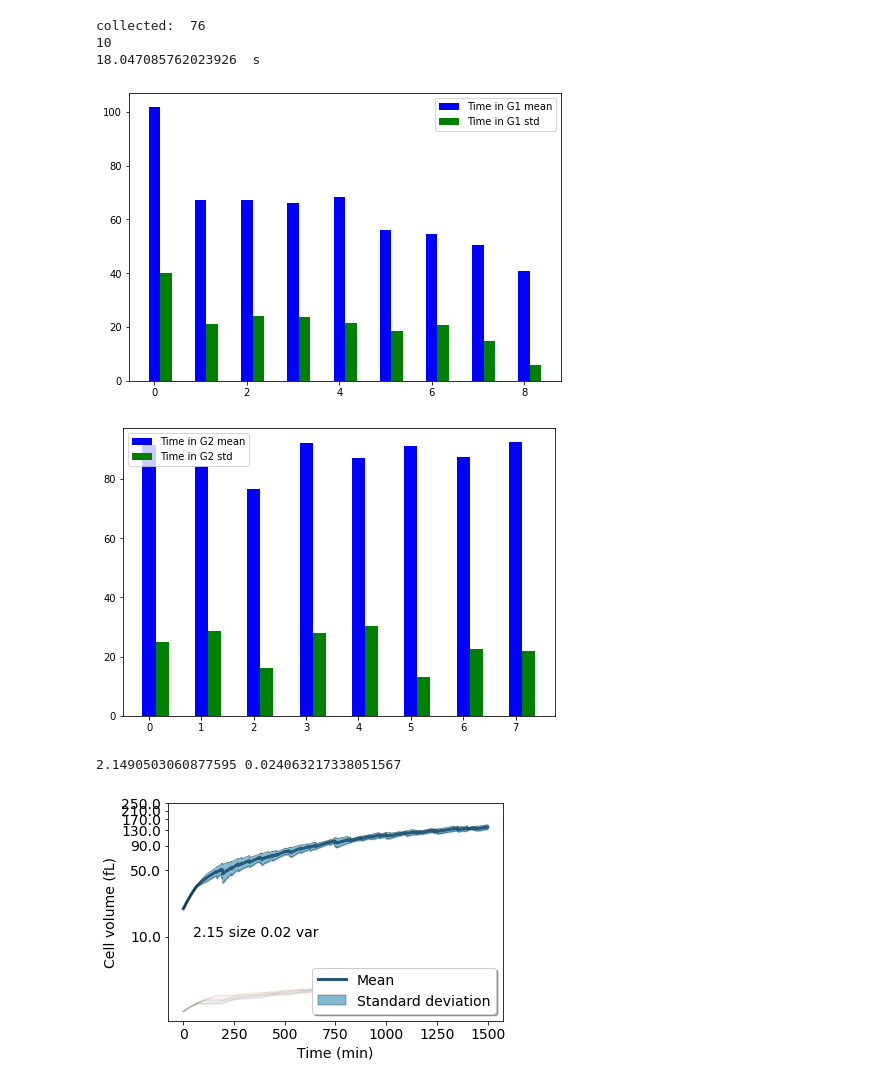
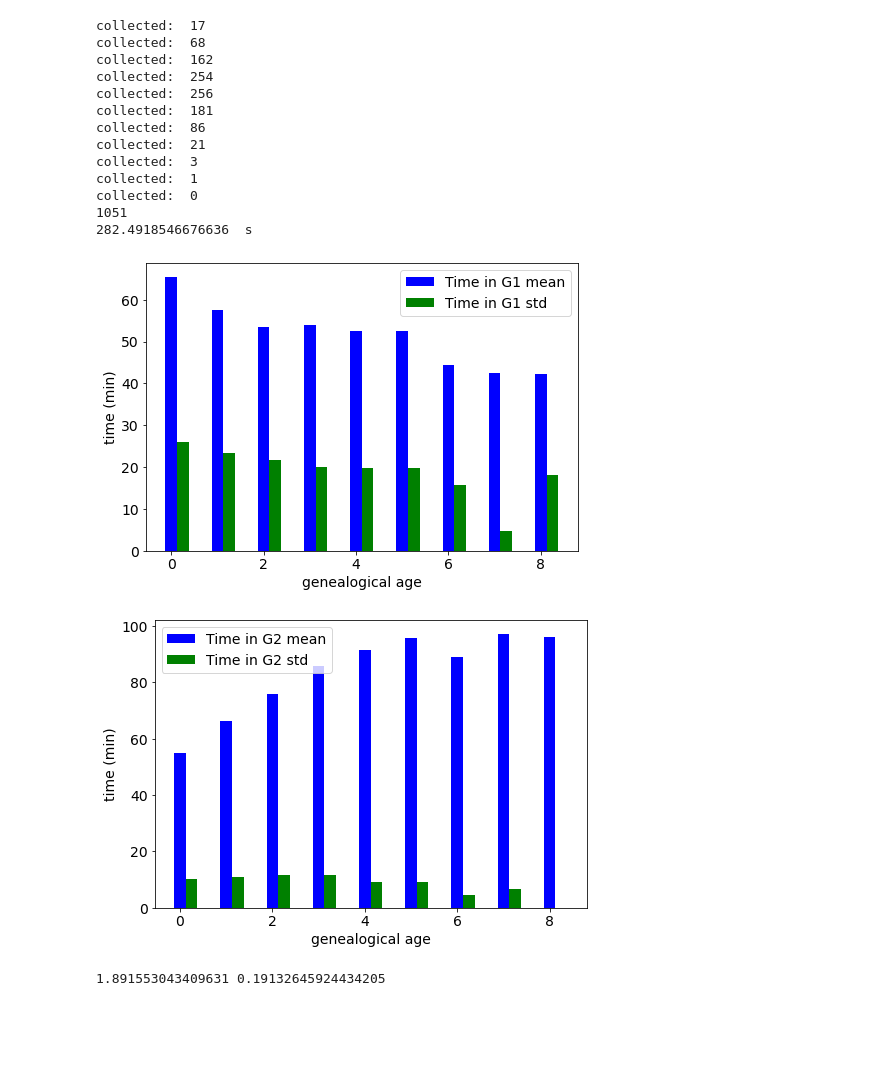
Before and after one commit to LPolczynski/Bachelor_Thesis, a Jupyter notebook: jupyter/thesis/main_model.ipynb, the cells around one changed output. Cells and saved outputs as stored; diff of their text form; code cells hidden in the pictures; blank space fills up the shorter version.

Commit message:
new plotting tools, new sim with unlocalized CLB, pickle

```diff
--- a/jupyter/thesis/main_model.ipynb
+++ b/jupyter/thesis/main_model.ipynb
@@ -632,23 +812,18 @@ def ODEs(X,t,p):
     mCLB = X[2]
     Clb = X[3]
 
-    if prod_Cln != 0:
-        dmCLN = -deg_mCLN*mCLN #+ 0.03 * B_R_m
-    else:
-        dmCLN = -deg_mCLN*mCLN
+
+    dmCLN = -deg_mCLN*mCLN
     dCln = prod_Cln*mCLN * (B_R_m+B_R_d)/(V_m + V_d) - deg_Cln*Cln
-    if prod_Clb != 0:
-        dmCLB = -deg_mCLB*mCLB #+ 0.03 * B_R_d
-    else:
-        dmCLB = -deg_mCLB*mCLB
-    dClb = prod_Clb*mCLB * B_R_d/V_d  - deg_Clb*Clb
+    dmCLB = -deg_mCLB*mCLB
+    dClb = prod_Clb*mCLB * B_R_d/(V_d+V_m)  - deg_Clb*Clb
     return [dmCLN,dCln,dmCLB,dClb]
 # %%
 #parameters and initial values#
 ###############################
 #constants
 coupling = False
-threshold = {'Cln':30,'Clb':25}
+threshold = {'Cln':30,'Clb':6}
 dur = 1500
 
 #parameter
@@ -680,7 +855,7 @@ d = 0.115  #mu m
 phi = 10**(-4)   #1/(s*Pa)
 pi_tc = 0.2*10**6  #Pa
 nu = 0.5  #arb.unit
-growth = 10
+growth = 20
 k_uptake = 0.35 *growth #mmol/((mu m)**2*s)
 k_maintenance = 0.3 *growth  #mmol/((mu m)**3*s)
 modulus_adjustment = (1-nu**2)**(-1)
@@ -1000,14 +1175,13 @@ def main():
     second = str(datetime.now().time().second)
     timepoint = date + '-' + hour + '-' + minute + '-' + second
     starttime = time()
-    pop = simulation(10,dur)
+    pop = simulation(2,dur)
     stoptime = time()
     print(len(pop))
     print(stoptime-starttime,' s')
 
     save_dir = './MM/%s/' %timepoint
     filename_sim = 'plot'
-    #if not os.path.isdir(save_dir):
     os.makedirs(save_dir)
     plot_G1(pop,save_dir)
     plot_G2(pop,save_dir)
@@ -1015,39 +1189,50 @@ def main():
     Parallel(n_jobs=-1)(delayed(plot_species)(pop[cell_nr],save_dir,cell_nr) for cell_nr in range(min(len(pop),10)))
     simfile = 'main_model.ipynb'
     save_sim_file(simfile, save_dir)
-    np.save(save_dir+'pop',pop,allow_pickle=True)
+
+    pickle.dump( pop, open( save_dir+'pop'+'.p', 'wb' ) )
+
+
 
 
 def simulation(init_number, duration):
     population = []
     old_daughters = [cell('init_species_cyclins','init_species_growth',duration,0) for i in range(init_number)]
     new_daughters = []
     while old_daughters:
         results = Parallel(n_jobs=-1)(delayed(c.simulate)() for c in old_daughters)
         #results = [old_daughters[0].simulate()]
         population.extend([res[0] for res in results])
         daughters = [res[1] for res in results]
         for d_list in daughters:
             new_daughters.extend(d_list)
         print('collected: ',len(new_daughters))
         old_daughters=new_daughters
         new_daughters=[]
-        break
     return population
 
 def save_sim_file(simfile, save_dir):
     src = simfile
     dst = save_dir
     shutil.copy(src, dst)
 
 
 if __name__=='__main__':
     main()
 # %% [output]
-collected:  76
-10
-18.047085762023926  s
+collected:  17
+collected:  68
+collected:  162
+collected:  254
+collected:  256
+collected:  181
+collected:  86
+collected:  21
+collected:  3
+collected:  1
+collected:  0
+1051
+282.4918546676636  s
-[figure, old version]
+[figure, new version]
-[figure, old version]
+[figure, new version]
-2.1490503060877595 0.024063217338051567
+1.891553043409631 0.19132645924434205
-[figure, removed]
```
Also changed, not shown: parts of 10 cells of this notebook, 4 other files.
